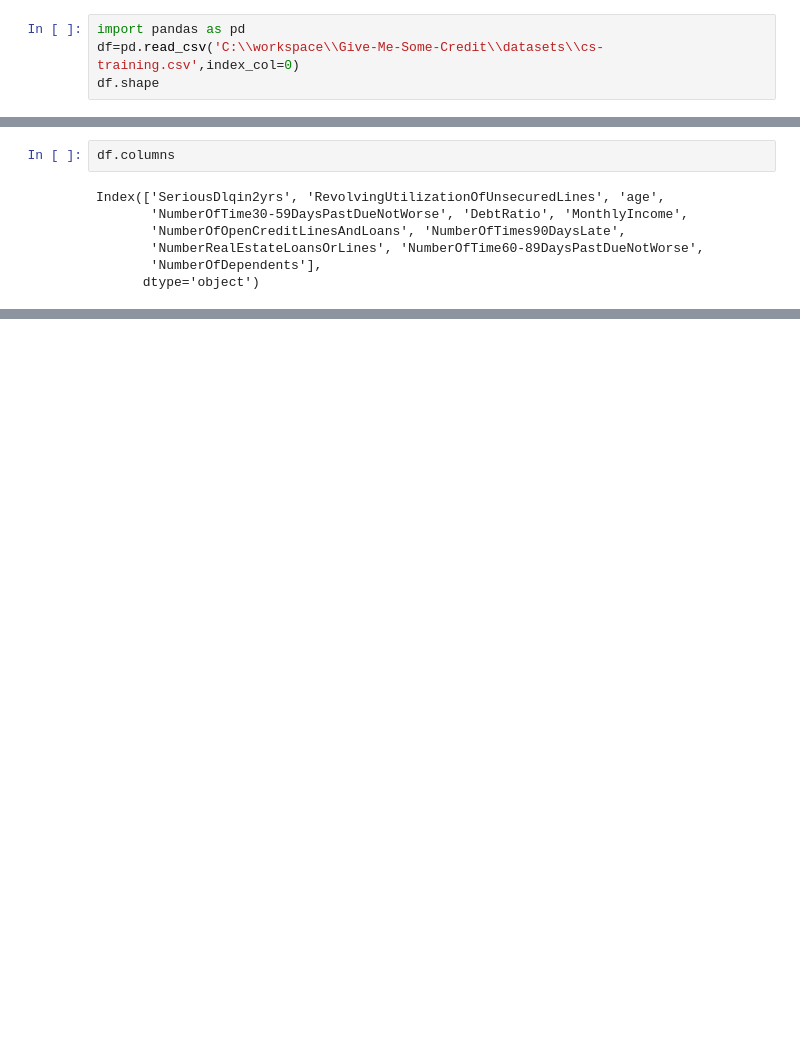
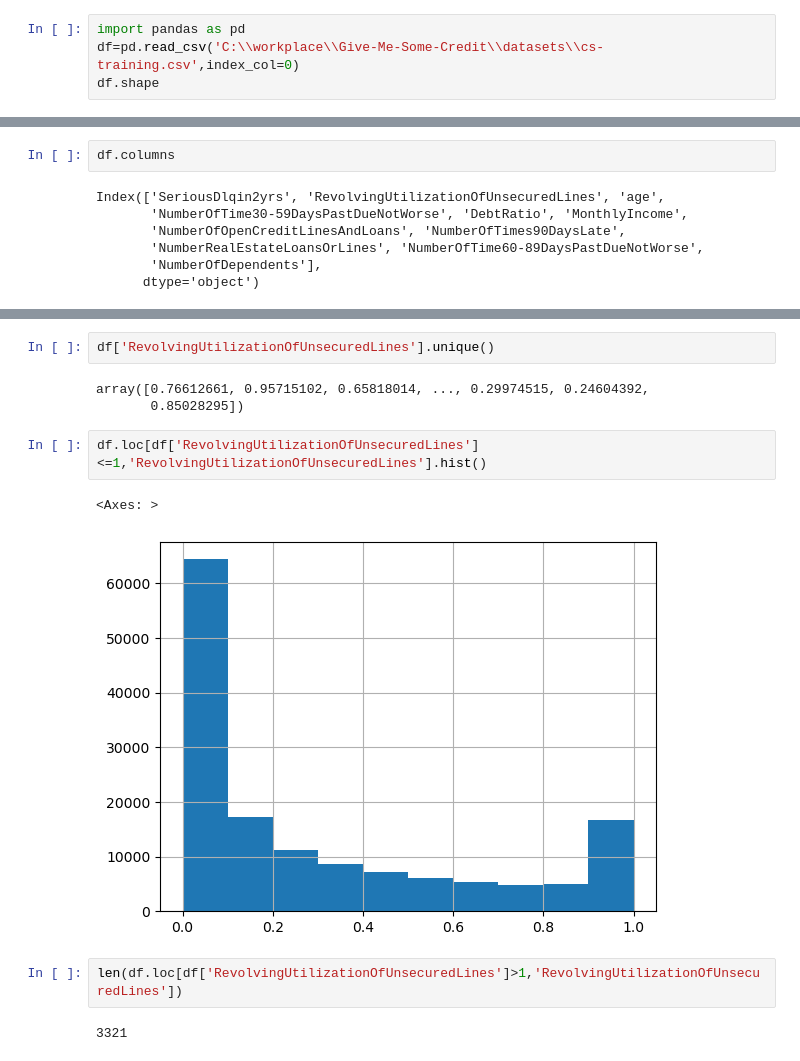
Before and after one commit to spirnia/Give-Me-Some-Credit, a Jupyter notebook: models/data_processing.ipynb, the cells around one changed output, grey strips where cells are left out. Saved outputs shown, nothing was run; the diff lists cells and outputs as text; blank space fills up the shorter version.

```diff
--- a/models/data_processing.ipynb
+++ b/models/data_processing.ipynb
@@ -1,6 +1,6 @@
 # %%
 import pandas as pd
-df=pd.read_csv('C:\\workspace\\Give-Me-Some-Credit\\datasets\\cs-training.csv',index_col=0)
+df=pd.read_csv('C:\\workplace\\Give-Me-Some-Credit\\datasets\\cs-training.csv',index_col=0)
 df.shape
 # %% [output]
 (150000, 11)
@@ -157,0 +93,14 @@ array([[41625,   367],
+# %%
+df['RevolvingUtilizationOfUnsecuredLines'].unique()
+# %% [output]
+array([0.76612661, 0.95715102, 0.65818014, ..., 0.29974515, 0.24604392,
+       0.85028295])
+# %%
+df.loc[df['RevolvingUtilizationOfUnsecuredLines']<=1,'RevolvingUtilizationOfUnsecuredLines'].hist()
+# %% [output]
+<Axes: >
+[figure, added]
+# %%
+len(df.loc[df['RevolvingUtilizationOfUnsecuredLines']>1,'RevolvingUtilizationOfUnsecuredLines'])
+# %% [output]
+3321
```
Also changed, not shown: parts of 103 cells of this notebook, 2 other files.
